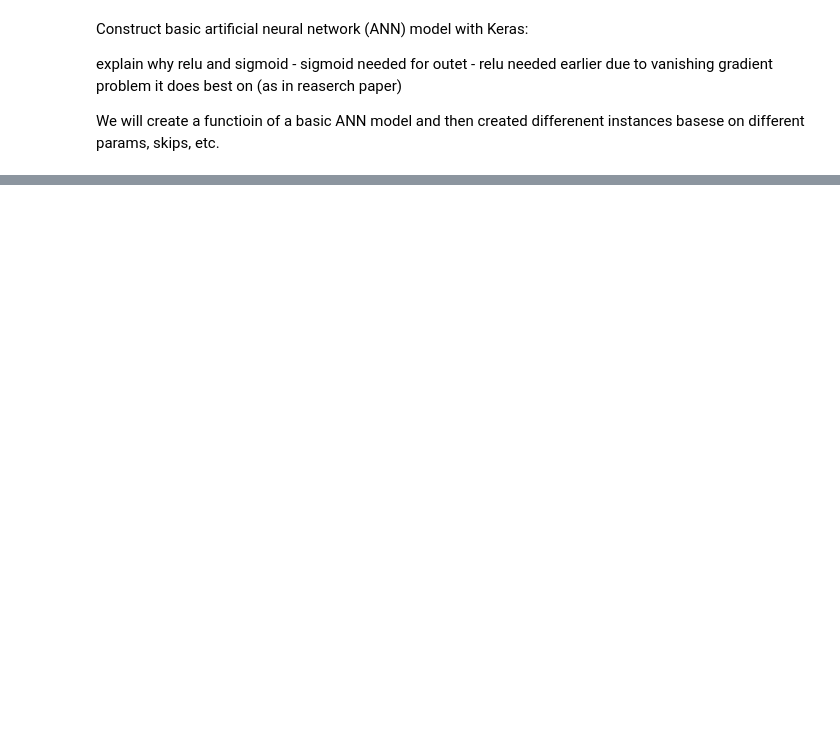
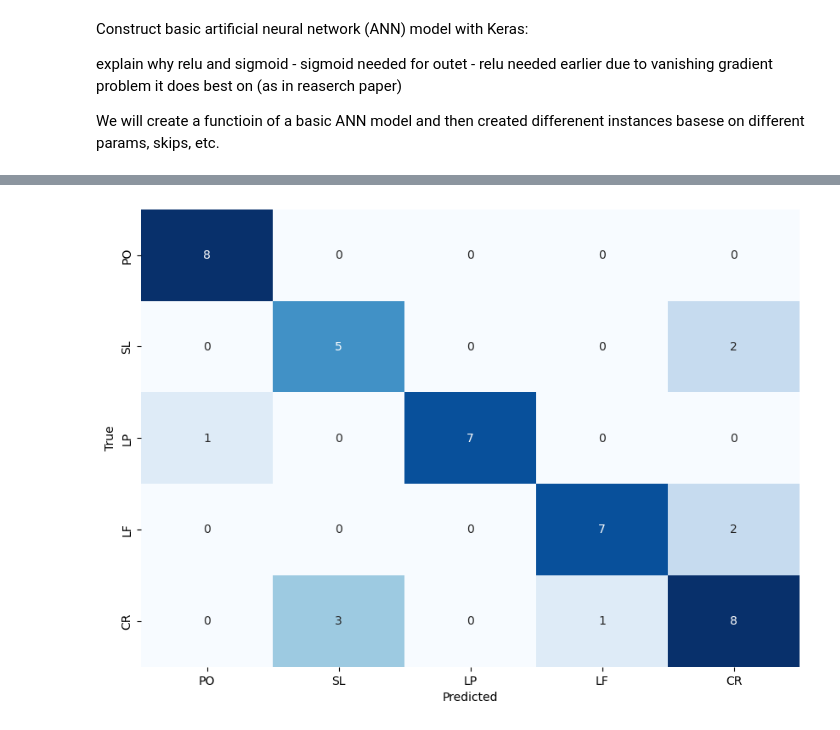
Before and after one commit to sokosaa/Machine-Learning-in-Mechanical-Engineering, a Jupyter notebook: project/project.ipynb, the cells around one changed output, grey strips where cells are left out. Saved outputs shown, nothing was run; the diff lists cells and outputs as text; code cells hidden in the pictures; blank space fills up the shorter version.

```diff
--- a/project/project.ipynb
+++ b/project/project.ipynb
@@ -334,0 +416,37 @@ print("Best: %f using %s" % (grid_result.best_score_, grid_result.best_params_))
+# %%
+# from sklearn.metrics import accuracy_score
+
+# # get predictions
+# y_pred = grid.predict(X_test)
+
+# # get accuracy
+# acc = accuracy_score(Y_test, y_pred)
+
+# # print accuracy
+# print('Accuracy:', acc)
+
+# # print best parameters
+# print('Best Parameters:', grid.best_params_)
+
+
+from sklearn.metrics import confusion_matrix
+import seaborn as sns
+import matplotlib.pyplot as plt
+
+# predict classes for test set
+Y_pred = model0.predict(X_test)
+y_pred = np.argmax(Y_pred, axis=1)
+
+# convert one-hot encoded test labels back to class labels
+y_true = np.argmax(Y_test, axis=1)
+
+# calculate confusion matrix
+cm = confusion_matrix(y_true, y_pred)
+
+# Plot the confusion matrix
+plt.figure(figsize=(10, 7))
+sns.heatmap(cm, annot=True, fmt='d', cmap='Blues', cbar=False, xticklabels=types, yticklabels=types)
+plt.xlabel('Predicted')
+plt.ylabel('True')
+plt.show()
+# %% [output]
@@ -334,0 +454 @@ print("Best: %f using %s" % (grid_result.best_score_, grid_result.best_params_))
+[figure, added]
```
Also changed, not shown: parts of 13 cells of this notebook, 3 other files.
